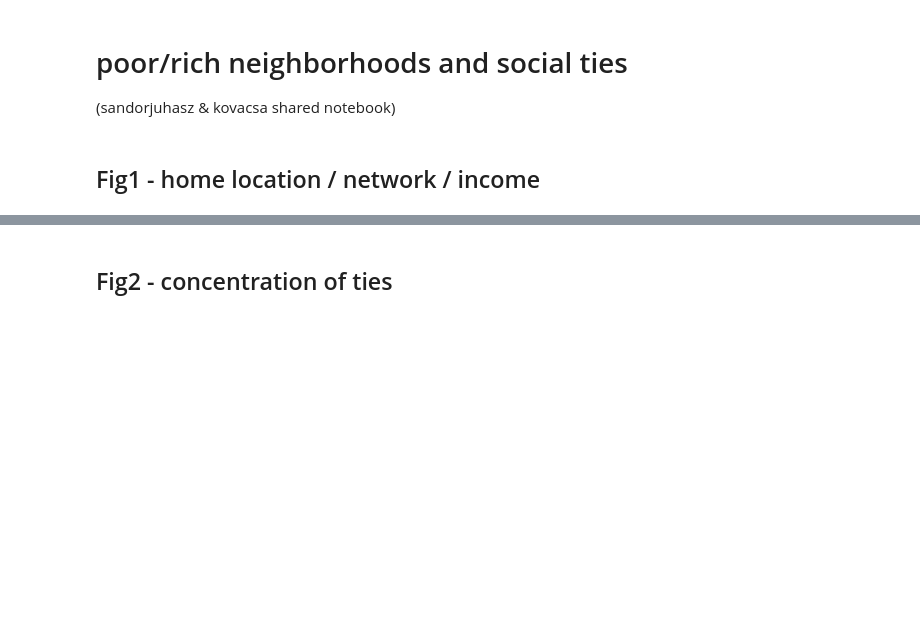
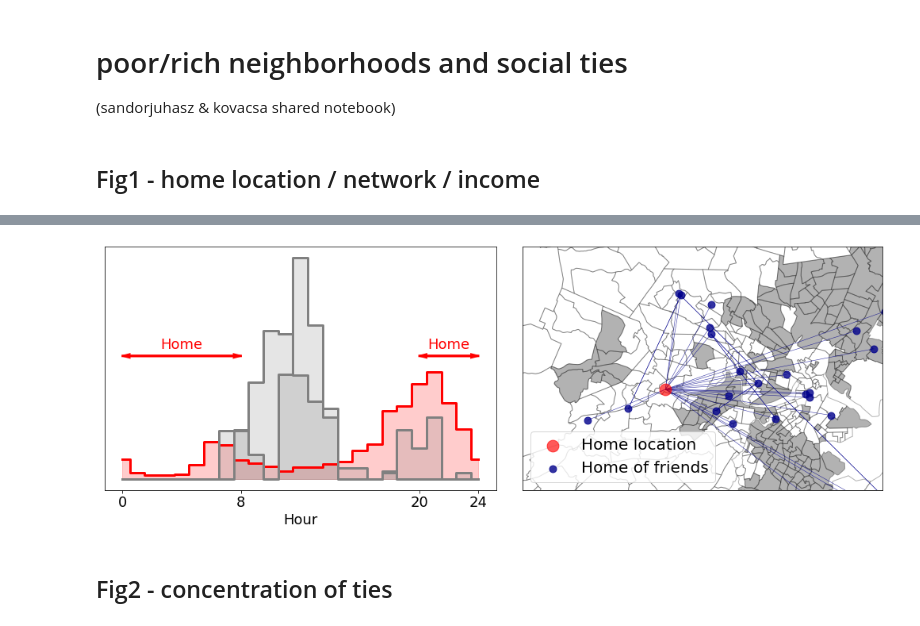
Before and after one commit to sandorjuhasz/ties-around-home, a Jupyter notebook: scripts/visuals.ipynb, the cells around one changed output, grey strips where cells are left out. Drawn from its saved outputs; the diff is of its cells as text; code cells hidden in the pictures; blank space fills up the shorter version.

Commit message:
visuals notebook update

```diff
--- a/scripts/visuals.ipynb
+++ b/scripts/visuals.ipynb
@@ -29,2 +30,13 @@ import itertools
 # %% [markdown]
 ## Fig1 - home location / network / income
+# %%
+## location timelines
+
+# tweets of the top 20 posters from Boston in our dataset
+tweets = pd.read_csv('../data/illustration_boston_frequent_tweeters.csv',usecols=[0,1,2,3,4,5],header=None)
+tweets.columns = ['user_id','run_id','tweet_id','lat','lon','text']
+tweets['user_id'] = tweets['user_id'].map(int)
+
+# timeline data of the top 20 posters in Boston in our dataset
+hours = pd.read_csv('../data/illustration_boston_frequent_tweeters_timelines.csv',header=None)
+hours.columns = ['user_id','cluster_id','weekday','hour','cnt']
@@ -31,3 +211,72 @@ import itertools
+# %%
+# keep only Boston census tracts
+boston_bbox = {"lonmin":-71.55,"latmin":42.1,"lonmax":-70.9,"latmax":42.55}
+boston_bbox_poly = Polygon([[boston_bbox["lonmin"],boston_bbox["latmin"]],
+                   [boston_bbox["lonmax"],boston_bbox["latmin"]],
+                   [boston_bbox["lonmax"],boston_bbox["latmax"]],
+                   [boston_bbox["lonmin"],boston_bbox["latmax"]]])
+boston_geoms = tract_geoms[tract_geoms.geometry.within(boston_bbox_poly)] #.to_crs({'init' : 'epsg:4326'})
+# %%
+# Fig1 plot
+fig, ax = plt.subplots(1, 2, figsize = (14, 5), constrained_layout=True)
+plt.rcParams['font.size']=18
+
+# timeline histograms
+for c,hatch,color in zip([0,1,2],['x','o','//'],["red","grey","grey"]):
+    ax[0].plot(*weekday_profiles[c], color=color, lw=3)
+    ax[0].fill_between(*weekday_profiles[c],color=color, label=r'Location '+str(c+1)+' timeline', alpha=0.2)
+# Timeline of home location / Timeline of other locations
+# ax.legend(ncol=1,frameon=False,loc=9,bbox_to_anchor=(0.5,1.15))
+ax[0].set_xlabel('Hour')
+
+
+# home delimiters
+ax[0].xaxis.set_ticks([0,8,20,24])
+ax[0].yaxis.set_ticks([])
+
+# mark home time span
+ax[0].arrow(0,0.16,8,0,lw=2,color='red', head_length = 0.5, head_width = 0.005, length_includes_head = True)
+ax[0].arrow(8,0.16,-8,0,lw=2,color='red', head_length = 0.5, head_width = 0.005, length_includes_head = True)
+ax[0].annotate('Home',(4,0.175),color='red',ha='center',va='center')
+
+ax[0].arrow(20,0.16,4,0,lw=2,color='red', head_length = 0.5, head_width = 0.005, length_includes_head = True)
+ax[0].arrow(24,0.16,-4,0,lw=2,color='red', head_length = 0.5, head_width = 0.005, length_includes_head = True)
+ax[0].annotate('Home',(22,0.175),color='red',ha='center',va='center')
+
+
+
+# map
+boston_geoms.plot(ax=ax[1], column = 'low', cmap='Greys', edgecolor = 'black', alpha=0.3)
+
+# home point
+point_home.plot(ax=ax[1], color='red', marker='o', markersize=220, alpha=0.65, zorder=3, label = 'Home location')
+
+# edges
+lines_home.plot(ax=ax[1], alpha=0.8, color='darkblue', linewidth=0.55)
+friend_table.plot(ax=ax[1], alpha=0.8, color='darkblue', linewidth=0.55)
+
+# homes of friends
+friend_homes.plot(ax=ax[1], color='darkblue', markersize=80, alpha=0.8, label = 'Home of friends')
+
+# zoom in
+# ax[0].set_xlim(min(friend_homes['lon_home2'])-0.025, max(friend_homes['lon_home2'])+0.025)
+# ax[0].set_ylim(min(friend_homes['lat_home2'])-0.025, max(friend_homes['lat_home2'])+0.025)
+ax[1].set_xlim(-71.3, -71.00)
+ax[1].set_ylim(42.3, 42.45)
+# ax[0].set_title("From HIGH icome area", size=18)
+
+# legend
+ax[1].legend(loc='lower left', fontsize=20, frameon=True)
+
+#ax[1].set_axis_off()
+ax[1].xaxis.set_ticks([])
+ax[1].yaxis.set_ticks([])
+
+
+
+plt.show()
+# %% [output]
+[figure, added]
 # %% [markdown]
 ## Fig2 - concentration of ties
 # %%
```
Also changed, not shown: parts of 5 cells of this notebook.
